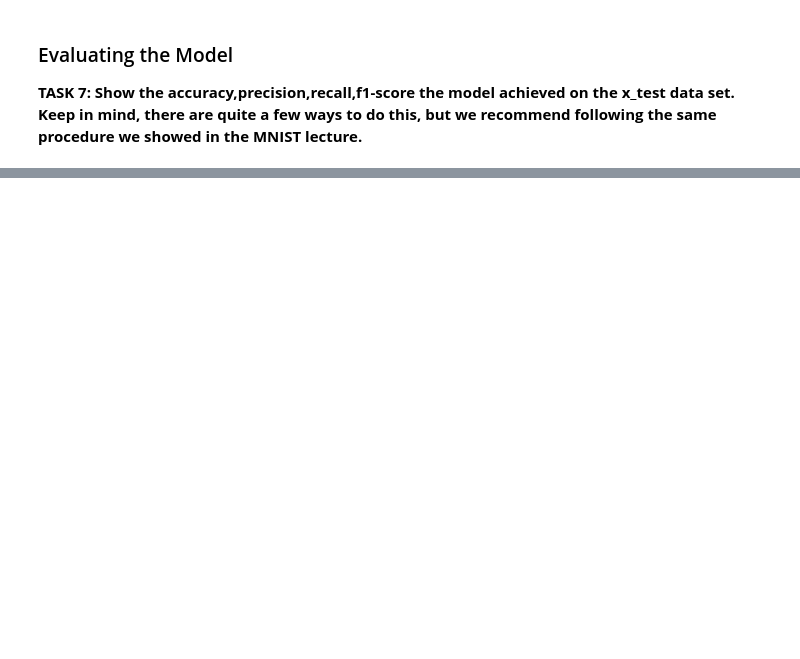
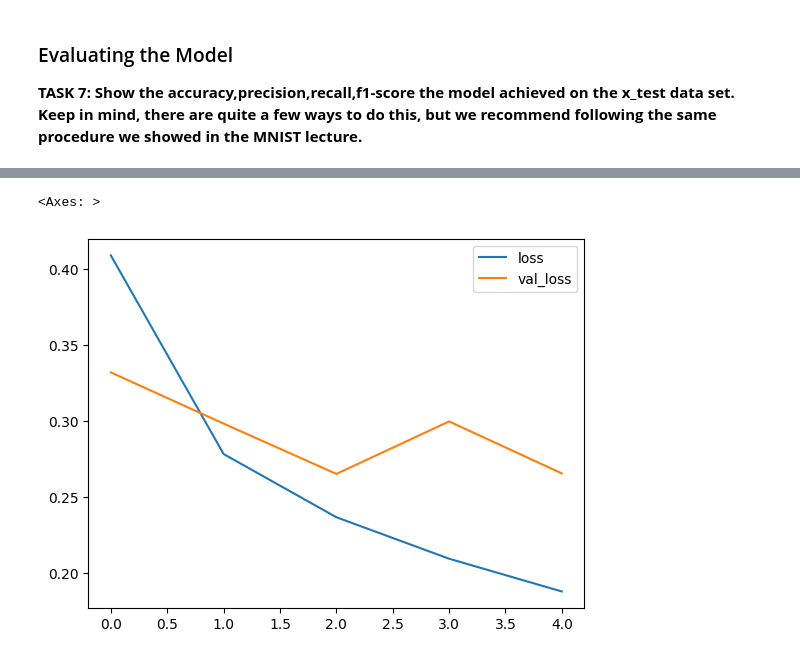
Before and after one commit to UPEN-Thaitiel/introduction-to-cnn-adi-les, a Jupyter notebook: DL-CV-Assessment.ipynb, the cells around one changed output, grey strips where cells are left out. Cells and saved outputs as stored; diff of their text form; code cells hidden in the pictures; blank space fills up the shorter version.

```diff
--- a/DL-CV-Assessment.ipynb
+++ b/DL-CV-Assessment.ipynb
@@ -130,0 +156,5 @@ avg / total       0.91      0.91      0.91     10000
+# %%
+losses[["loss", "val_loss"]].plot()
+# %% [output]
+<Axes: >
+[figure, added]
```
Also changed, not shown: parts of 23 cells of this notebook, 1 other file.
